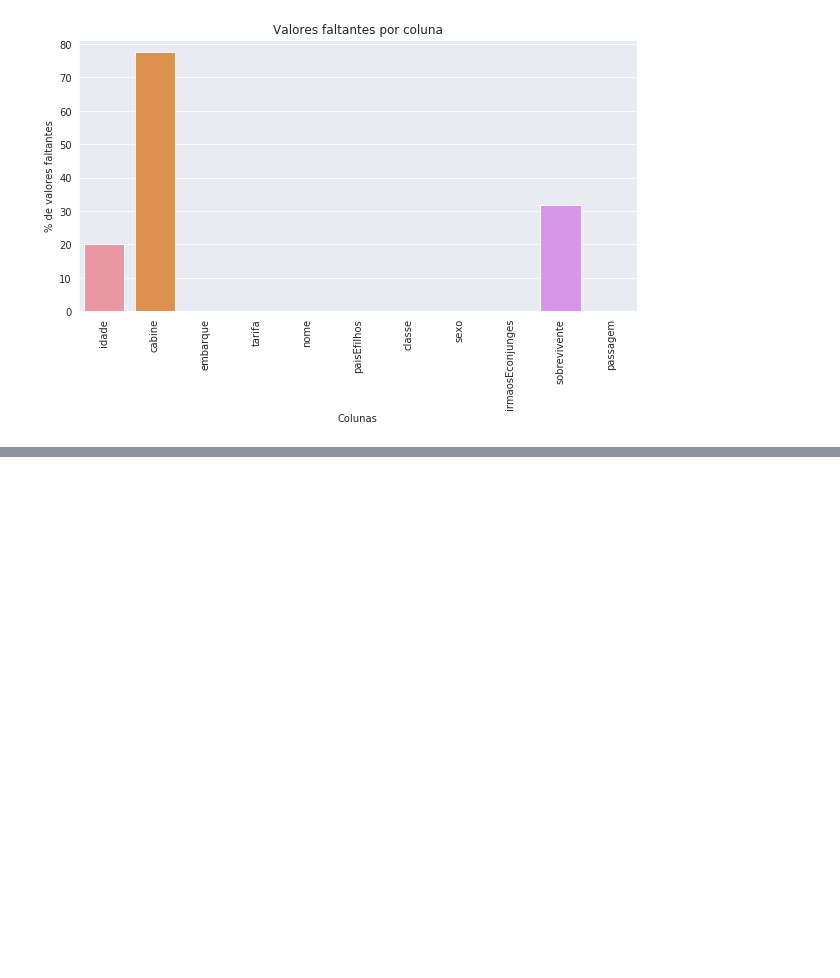
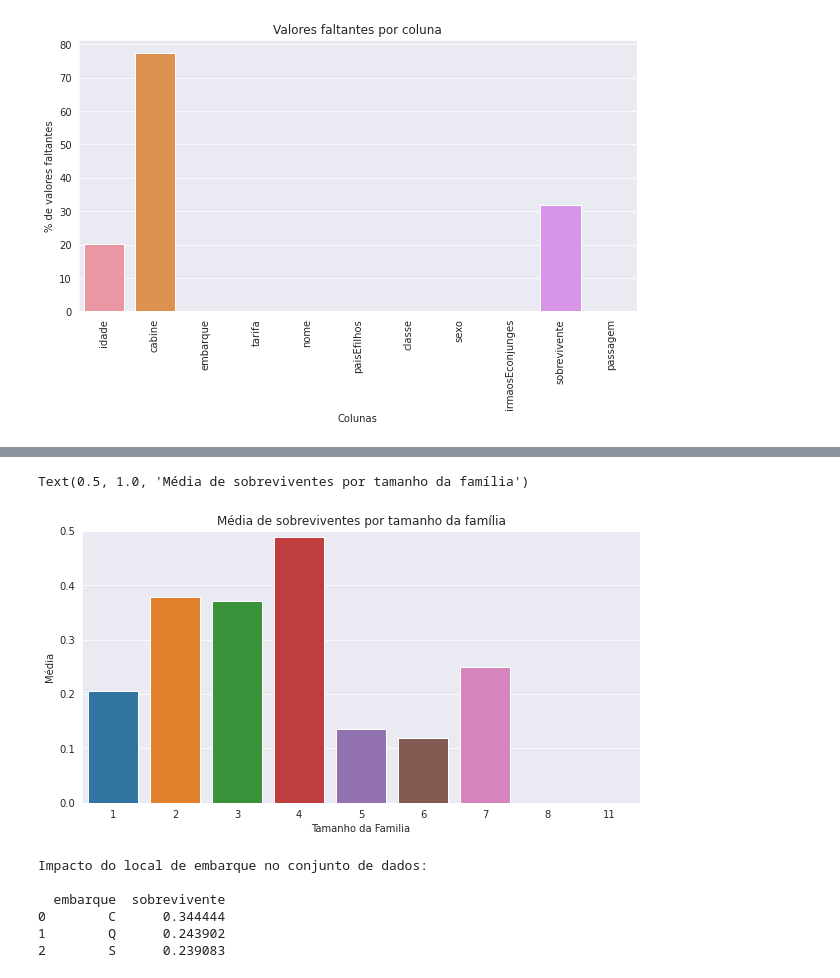
Before and after one commit to LilianeAquino/desafio-kaggle-titanic, a Jupyter notebook: desafio-kaggle-titanic.ipynb, the cells around one changed output, grey strips where cells are left out. Drawn from its saved outputs; the diff is of its cells as text; code cells hidden in the pictures; blank space fills up the shorter version.

```diff
--- a/desafio-kaggle-titanic.ipynb
+++ b/desafio-kaggle-titanic.ipynb
@@ -194,0 +262,5 @@ df['embarque'] = df['embarque'].fillna(df['embarque'].mode()[0])
+# %%
+df['tamanhoFamilia'] = df['paisEfilhos'] + df['irmaosEconjunges'] + 1
+tamanhoFamilia = df[['tamanhoFamilia', 'sobrevivente']].groupby(['tamanhoFamilia'], as_index=False).mean()
+print('Impacto do tamanho da família no conjunto de dados:\n')
+print(tamanhoFamilia)
@@ -194,0 +280,22 @@ df['embarque'] = df['embarque'].fillna(df['embarque'].mode()[0])
+# %%
+f, ax= plt.subplots(figsize=(10, 5))
+sns.barplot(x=tamanhoFamilia['tamanhoFamilia'], y=tamanhoFamilia['sobrevivente'])
+
+plt.ylim(0, 0.50)
+plt.xlabel('Tamanho da Familia')
+plt.ylabel('Média')
+plt.title('Média de sobreviventes por tamanho da família')
+# %% [output]
+Text(0.5, 1.0, 'Média de sobreviventes por tamanho da família')
+[figure, added]
+# %%
+embarque = df[['embarque', 'sobrevivente']].groupby(['embarque'], as_index=False).mean()
+print('Impacto do local de embarque no conjunto de dados:\n')
+print(embarque)
+# %% [output]
+Impacto do local de embarque no conjunto de dados:
+
+  embarque  sobrevivente
+0        C      0.344444
+1        Q      0.243902
+2        S      0.239083
```
Also changed, not shown: parts of 32 cells of this notebook.
